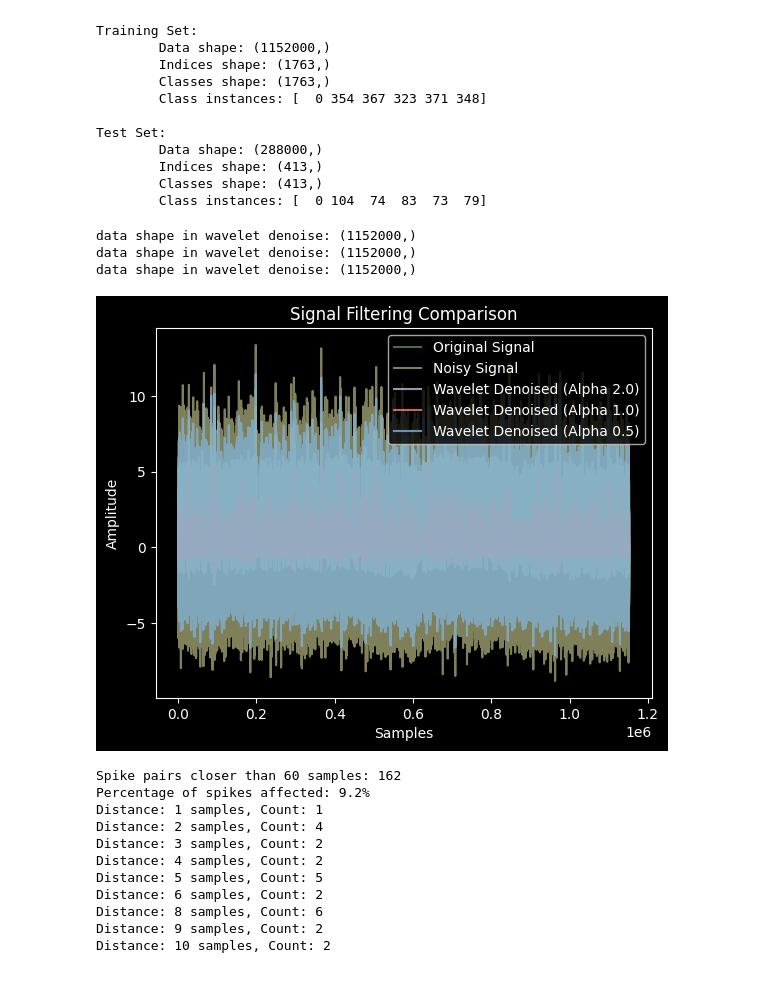
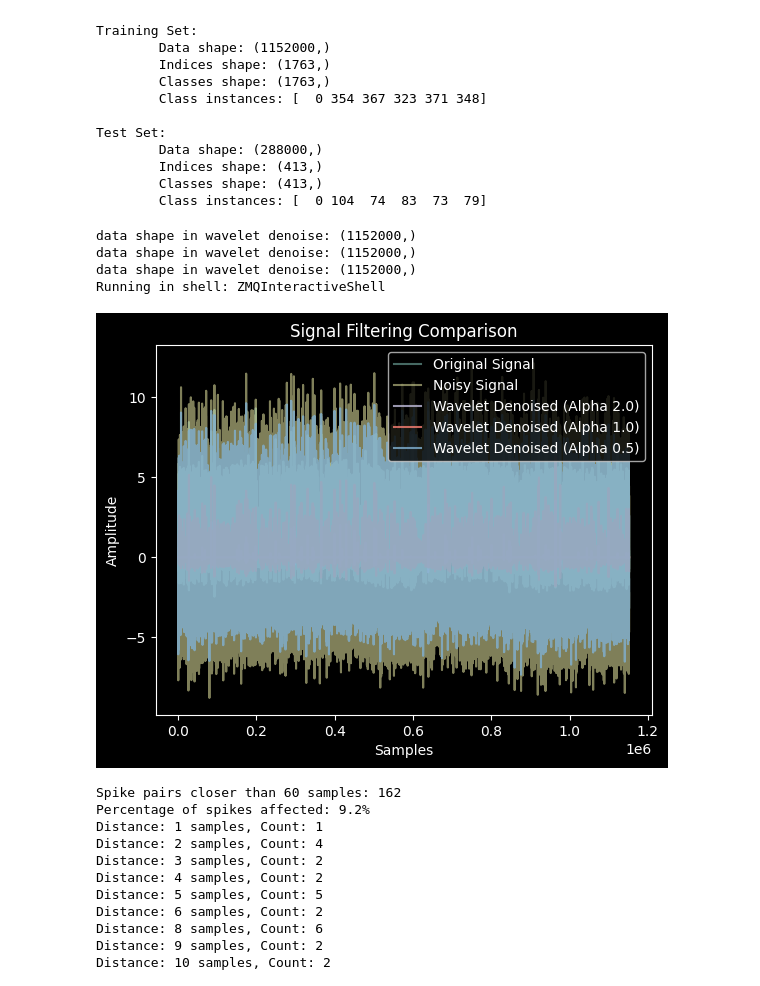
Before and after one commit to seb-hall/EE40098-Labs, a Jupyter notebook: cwc2.ipynb, the cells around one changed output. Saved outputs shown, nothing was run; the diff lists cells and outputs as text; code cells hidden in the pictures.

```diff
--- a/cwc2.ipynb
+++ b/cwc2.ipynb
@@ -117,37 +120,40 @@ Test Set:
 # %%
 # compare wavelet denoisuing vs bandpass filtering vs no filtering
 
 base_data = train_data.data.copy()
 
 noisy_data = NoisyData(train_data)
 noisy_data.noisify(0.2)
 
 wavelet_filter = BandpassFilter(noisy_data)
 wavelet_filter.appply_wavelet_denoise(wavelet='db4', level=4, alpha=2.0)
 
 wavelet_filter_2 = BandpassFilter(noisy_data)
 wavelet_filter_2.appply_wavelet_denoise(wavelet='db4', level=4, alpha=1.0)
 
 wavelet_filter_3 = BandpassFilter(noisy_data)
 wavelet_filter_3.appply_wavelet_denoise(wavelet='db4', level=4, alpha=0.1)
 
 
-plt.plot(base_data, label='Original Signal', alpha=0.5)
-plt.plot(noisy_data.data, label='Noisy Signal', alpha=0.5)
-plt.plot(wavelet_filter.filtered_data, label='Wavelet Denoised (Alpha 2.0)', alpha=0.8)
-plt.plot(wavelet_filter_2.filtered_data, label='Wavelet Denoised (Alpha 1.0)', alpha=0.8)
-plt.plot(wavelet_filter_3.filtered_data, label='Wavelet Denoised (Alpha 0.5)', alpha=0.8)
+if in_jupyter():
 
-plt.legend()
-plt.title("Signal Filtering Comparison")
-plt.xlabel("Samples")
-plt.ylabel("Amplitude")
-plt.show()
+    plt.plot(base_data, label='Original Signal', alpha=0.5)
+    plt.plot(noisy_data.data, label='Noisy Signal', alpha=0.5)
+    plt.plot(wavelet_filter.filtered_data, label='Wavelet Denoised (Alpha 2.0)', alpha=0.8)
+    plt.plot(wavelet_filter_2.filtered_data, label='Wavelet Denoised (Alpha 1.0)', alpha=0.8)
+    plt.plot(wavelet_filter_3.filtered_data, label='Wavelet Denoised (Alpha 0.5)', alpha=0.8)
+
+    plt.legend()
+    plt.title("Signal Filtering Comparison")
+    plt.xlabel("Samples")
+    plt.ylabel("Amplitude")
+    plt.show()
 # %% [output]
 data shape in wavelet denoise: (1152000,)
 data shape in wavelet denoise: (1152000,)
 data shape in wavelet denoise: (1152000,)
+Running in shell: ZMQInteractiveShell
-[figure, old version]
+[figure, new version]
 # %%
 # identify the spacing between spikes in the training set
 # sort the indices and calculate the differences between consecutive indices
```
Also changed, not shown: parts of 8 cells of this notebook, 9 other files.
